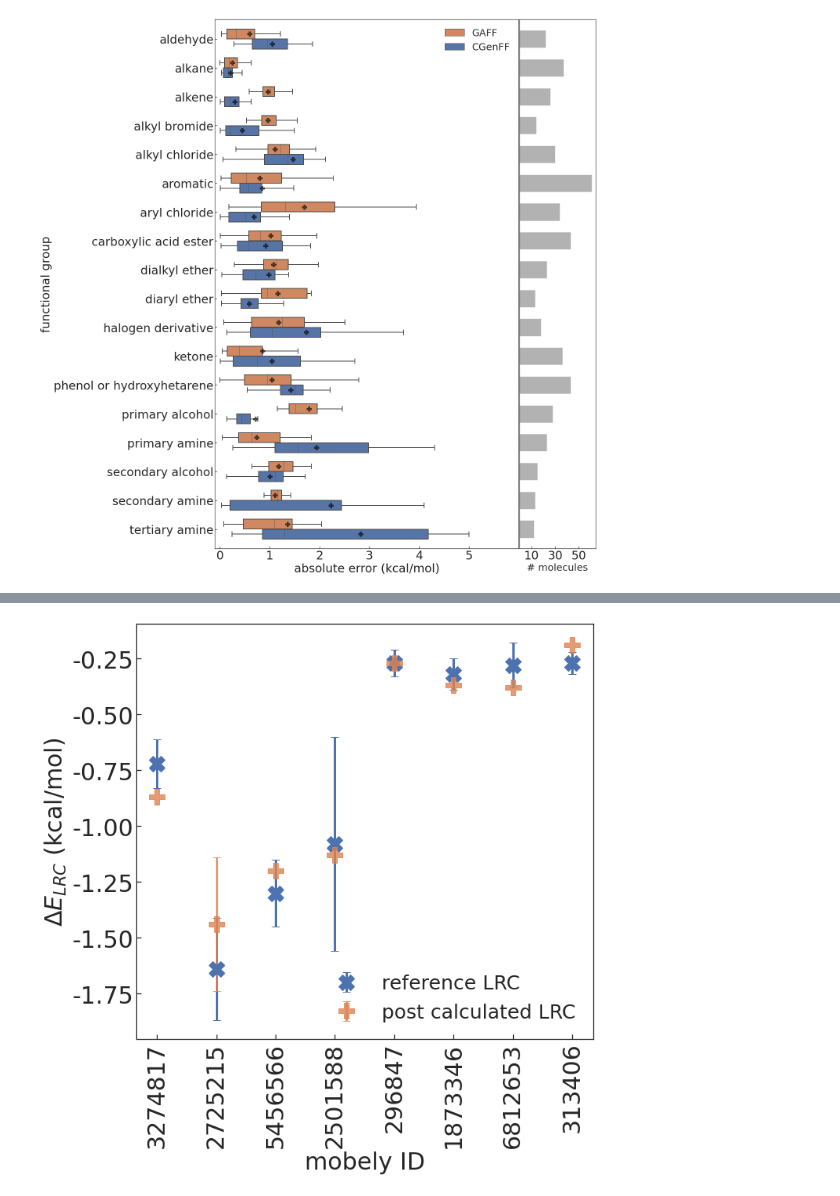
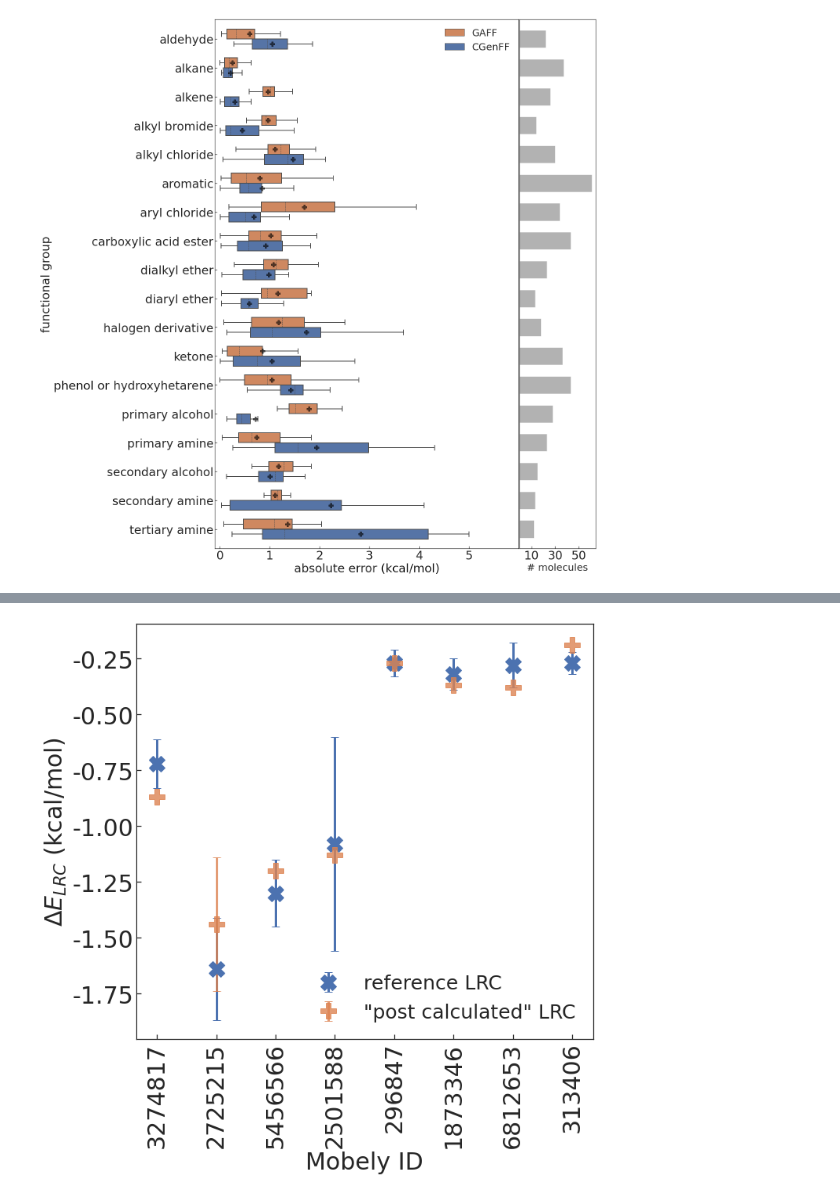
Before and after one commit to JohannesKarwou/notebooks, a Jupyter notebook: freeSolvSummary.ipynb, the cells around one changed output, grey strips where cells are left out. Cells and saved outputs as stored; diff of their text form; code cells hidden in the pictures.

```diff
--- a/freeSolvSummary.ipynb
+++ b/freeSolvSummary.ipynb
@@ -933,33 +933,33 @@ axs.errorbar(
     lrc_full_tests["reference LRC"],
     marker="X",
     linestyle="",
     yerr=lrc_full_tests["error"],
     ecolor="C0",
     capsize=5,
     label="reference LRC",
     elinewidth=3
 )
 # plt.scatter(lrc_full_tests["mobley_id"].astype(str),lrc_full_tests["dG (TF LRC)"])
 
 axs.errorbar(
     lrc_full_tests["mobley_id"].astype(str),
     lrc_full_tests["preCalc LRC"],
     linestyle="",
     marker="P",
     alpha=0.8,
-    label="post calculated LRC",
+    label='"post calculated" LRC',
     yerr=lrc_full_tests["error Pre"],
     ecolor="C1",
     capsize=5,
     elinewidth=3,
 )
 
 
 plt.legend(frameon=False,loc="lower right")
-plt.xlabel("mobely ID")
+plt.xlabel("Mobely ID")
 plt.ylabel("$\Delta E_{LRC}$ (kcal/mol)")
 
 plt.tight_layout()
 plt.savefig("images/lrc_subset.pdf")
 # %% [output]
-[figure, old version]
+[figure, new version]
```
Also changed, not shown: parts of 5 cells of this notebook, 9 other files.
